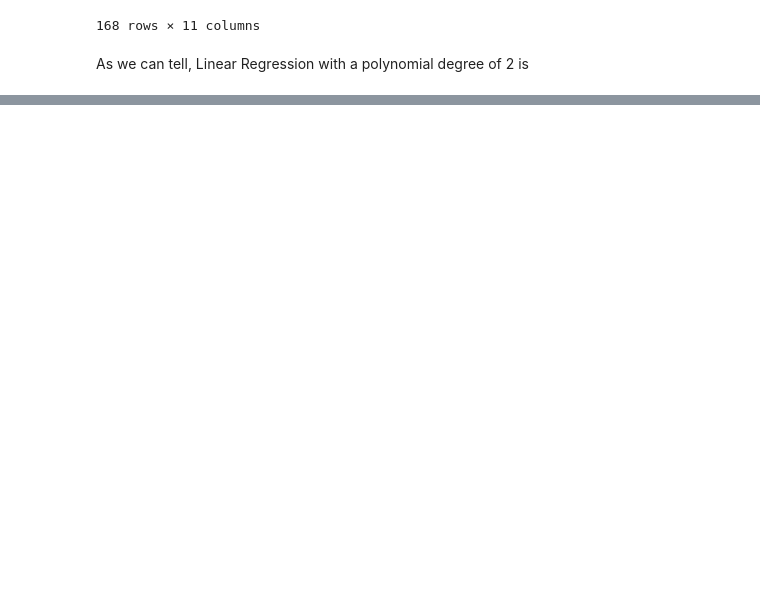
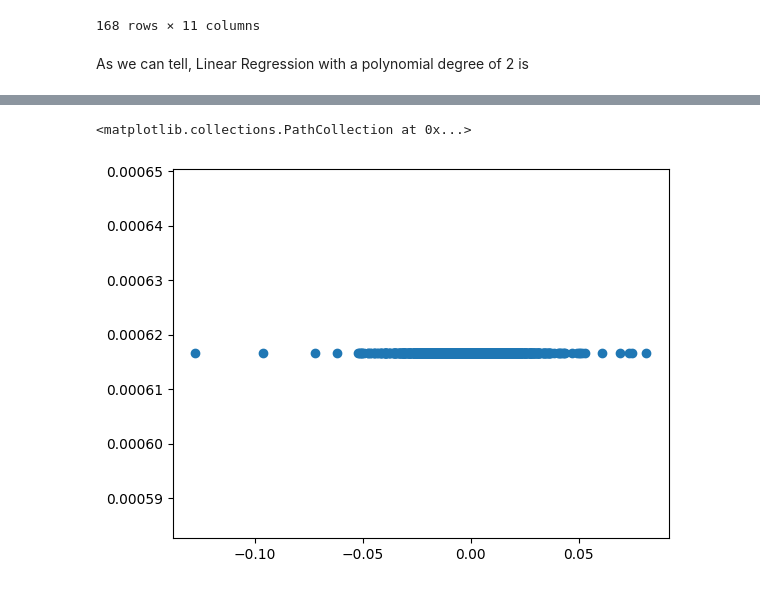
Before and after one commit to kklimov1/PriceRegressionPredictor, a Jupyter notebook: goldPriceAnalysis.ipynb, the cells around one changed output, grey strips where cells are left out. Drawn from its saved outputs; the diff is of its cells as text; code cells hidden in the pictures; blank space fills up the shorter version.

```diff
--- a/goldPriceAnalysis.ipynb
+++ b/goldPriceAnalysis.ipynb
@@ -773,0 +786,5 @@ worst_linear_pipeline = Pipeline([('polynomial', PolynomialFeatures(degree=2)),
+# %%
+plt.scatter(y_train['nasdaq close change target'], lasso_y_preds)
+# %% [output]
+<matplotlib.collections.PathCollection at 0x...>
+[figure, added]
```
Also changed, not shown: parts of 9 cells of this notebook.
